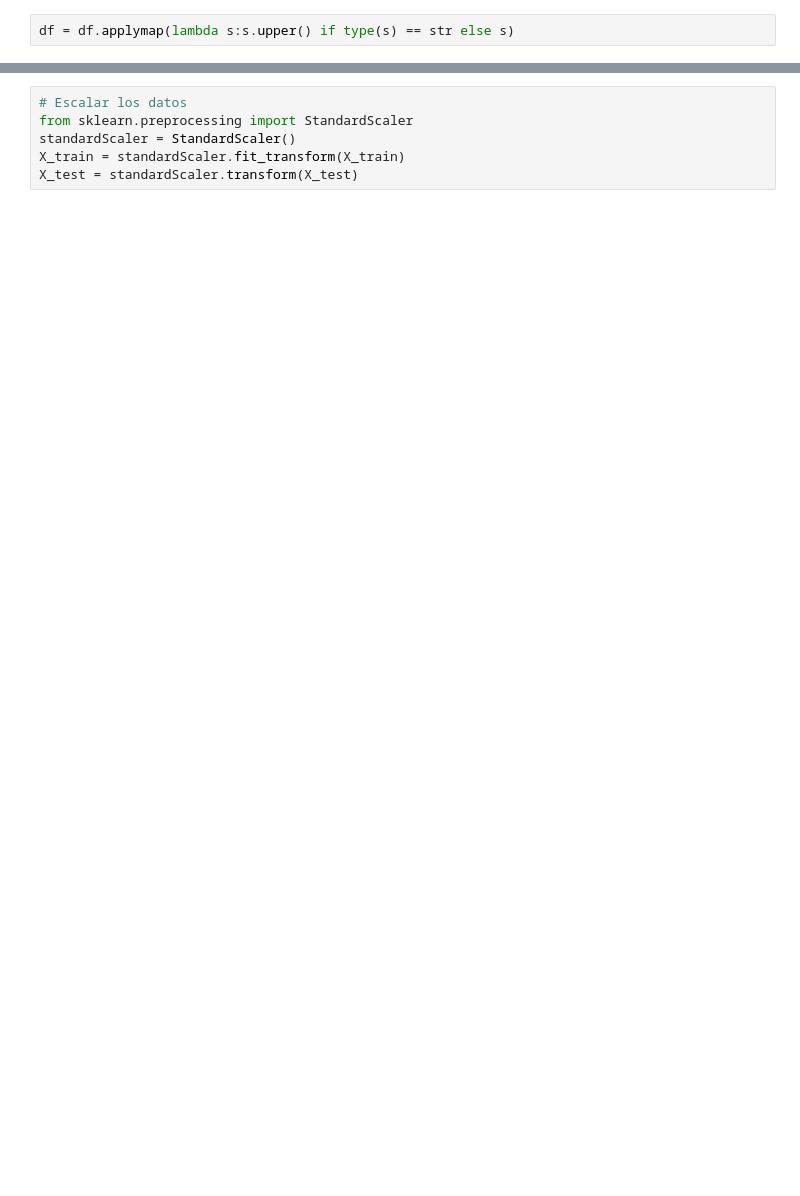
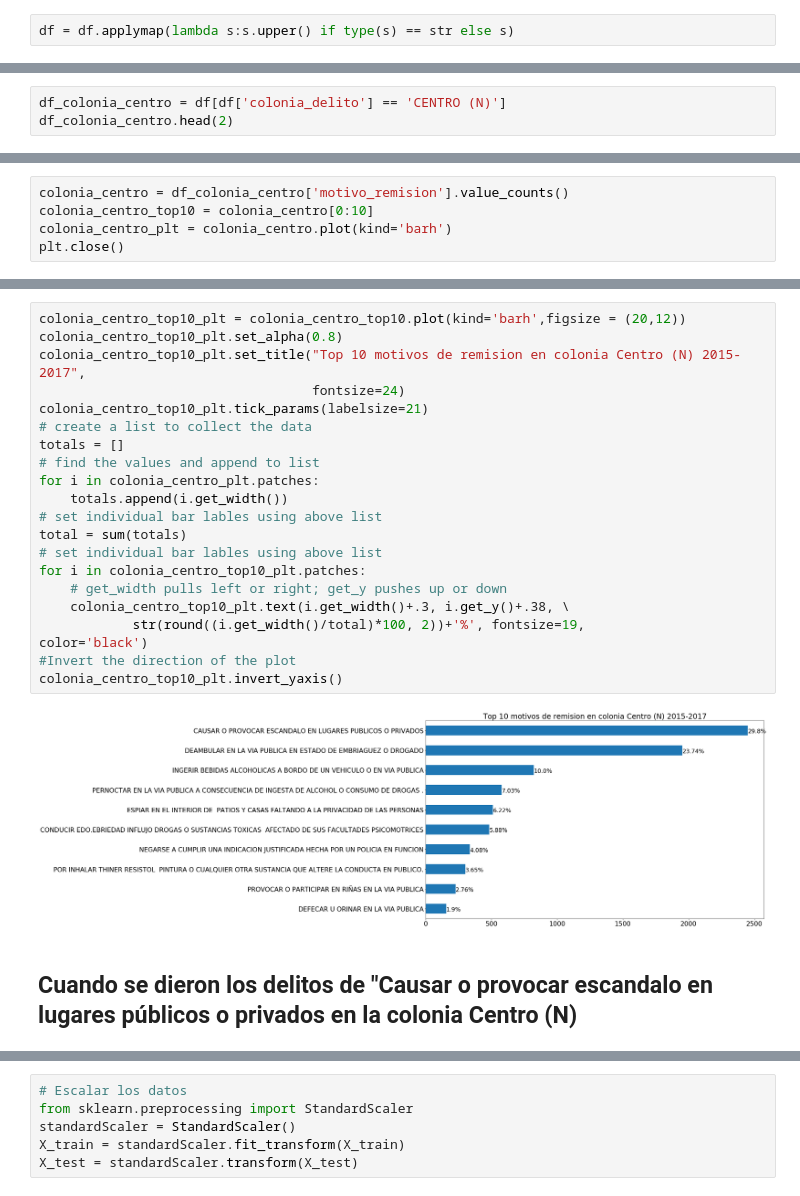
Before and after one commit to SaturdaysAI-HMO/ProyectosHMO, a Jupyter notebook: Faltas Administrativas Hermosillo/HMO Faltas administrativas.ipynb, the cells around one changed output, grey strips where cells are left out. Drawn from its saved outputs; the diff is of its cells as text; blank space fills up the shorter version.

```diff
--- a/Faltas Administrativas Hermosillo/HMO Faltas administrativas.ipynb
+++ b/Faltas Administrativas Hermosillo/HMO Faltas administrativas.ipynb
@@ -787,0 +107,3 @@ X_train, X_test, y_train, y_test = train_test_split(X,y, test_size=0.3, random_s
+# %%
+df_colonia_centro = df[df['colonia_delito'] == 'CENTRO (N)']
+df_colonia_centro.head(2)
@@ -787,0 +116,5 @@ X_train, X_test, y_train, y_test = train_test_split(X,y, test_size=0.3, random_s
+# %%
+colonia_centro = df_colonia_centro['motivo_remision'].value_counts()
+colonia_centro_top10 = colonia_centro[0:10]
+colonia_centro_plt = colonia_centro.plot(kind='barh')
+plt.close()
@@ -787,0 +136,25 @@ X_train, X_test, y_train, y_test = train_test_split(X,y, test_size=0.3, random_s
+# %%
+colonia_centro_top10_plt = colonia_centro_top10.plot(kind='barh',figsize = (20,12))
+colonia_centro_top10_plt.set_alpha(0.8)
+colonia_centro_top10_plt.set_title("Top 10 motivos de remision en colonia Centro (N) 2015-2017",
+                                   fontsize=24)
+colonia_centro_top10_plt.tick_params(labelsize=21)
+# create a list to collect the data
+totals = []
+# find the values and append to list
+for i in colonia_centro_plt.patches:
+    totals.append(i.get_width())
+# set individual bar lables using above list
+total = sum(totals)
+# set individual bar lables using above list
+for i in colonia_centro_top10_plt.patches:
+    # get_width pulls left or right; get_y pushes up or down
+    colonia_centro_top10_plt.text(i.get_width()+.3, i.get_y()+.38, \
+            str(round((i.get_width()/total)*100, 2))+'%', fontsize=19,
+color='black')
+#Invert the direction of the plot
+colonia_centro_top10_plt.invert_yaxis()
+# %% [output]
+[figure, added]
+# %% [markdown]
+## Cuando se dieron los delitos de "Causar o provocar escandalo en lugares públicos o privados en la colonia Centro (N)
```
Also changed, not shown: parts of 111 cells of this notebook.
